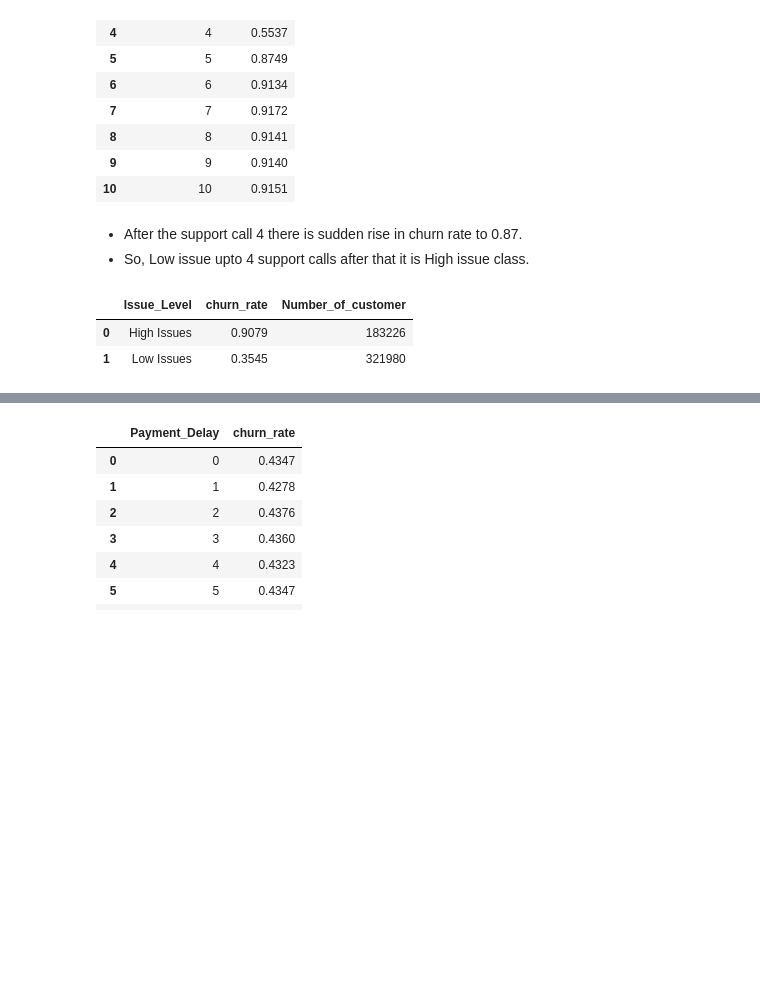
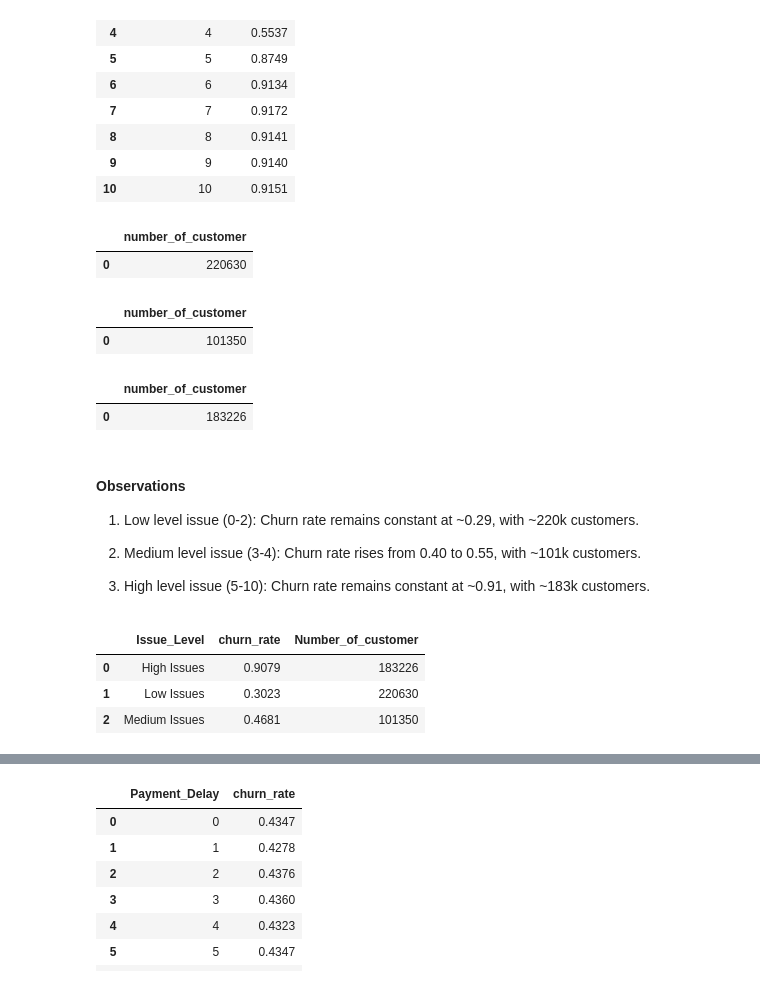
Before and after one commit to vivek-bhave/churn-analysis-from-sql-to-ml, a Jupyter notebook: Notebooks/SQL_Analysis/01_Behavioral_Feature_Analysis_for_Churn.ipynb, the cells around one changed output, grey strips where cells are left out. Cells and saved outputs as stored; diff of their text form; code cells hidden in the pictures; blank space fills up the shorter version.

```diff
--- a/Notebooks/SQL_Analysis/01_Behavioral_Feature_Analysis_for_Churn.ipynb
+++ b/Notebooks/SQL_Analysis/01_Behavioral_Feature_Analysis_for_Churn.ipynb
@@ -130,24 +149,66 @@ df
 | 8 | 8 | 0.9141 |
 | 9 | 9 | 0.9140 |
 | 10 | 10 | 0.9151 |
+# %%
+query="""
+SELECT
+    COUNT(Support_Calls) AS number_of_customer
+FROM churn
+WHERE Support_Calls	BETWEEN 0 AND 2;
+"""
+df = pd.read_sql(query,engine)
+df
+# %% [output]
+|  | number_of_customer |
+| 0 | 220630 |
+# %%
+query="""
+SELECT
+    COUNT(Support_Calls) AS number_of_customer
+FROM churn
+WHERE Support_Calls BETWEEN 3 AND 4;
+"""
+df = pd.read_sql(query,engine)
+df
+# %% [output]
+|  | number_of_customer |
+| 0 | 101350 |
+# %%
+query="""
+SELECT
+    COUNT(Support_Calls) AS number_of_customer
+FROM churn
+WHERE Support_Calls BETWEEN	5 and 10;
+"""
+df = pd.read_sql(query,engine)
+df
+# %% [output]
+|  | number_of_customer |
+| 0 | 183226 |
 # %% [markdown]
-- After the support call 4 there is sudden rise in churn rate to 0.87.
-- So, Low issue upto 4 support calls after that it is High issue class.
+#### Observations
+1. Low level issue  (0-2): Churn rate remains constant at ~0.29, with ~220k customers.
+
+2. Medium level issue (3-4): Churn rate rises from 0.40 to 0.55, with ~101k customers.
+
+3. High level issue (5-10): Churn rate remains constant at ~0.91, with ~183k customers.
 # %%
 query="""
 SELECT
 CASE
-    WHEN Support_Calls <= 4 THEN 'Low Issues'
+    WHEN Support_Calls <= 2 THEN 'Low Issues'
+    WHEN Support_Calls <= 4 THEN 'Medium Issues'
     ELSE 'High Issues'
 END AS Issue_Level,
 AVG(CASE WHEN Churn = 1 THEN 1 ELSE 0 END) as churn_rate,COUNT(*) as Number_of_customer
 FROM churn
 GROUP BY Issue_level;
 """
 df = pd.read_sql(query,engine)
 df
 # %% [output]
 |  | Issue_Level | churn_rate | Number_of_customer |
 | 0 | High Issues | 0.9079 | 183226 |
-| 1 | Low Issues | 0.3545 | 321980 |
+| 1 | Low Issues | 0.3023 | 220630 |
+| 2 | Medium Issues | 0.4681 | 101350 |
 # %% [markdown]
```
Also changed, not shown: parts of 15 cells of this notebook.
